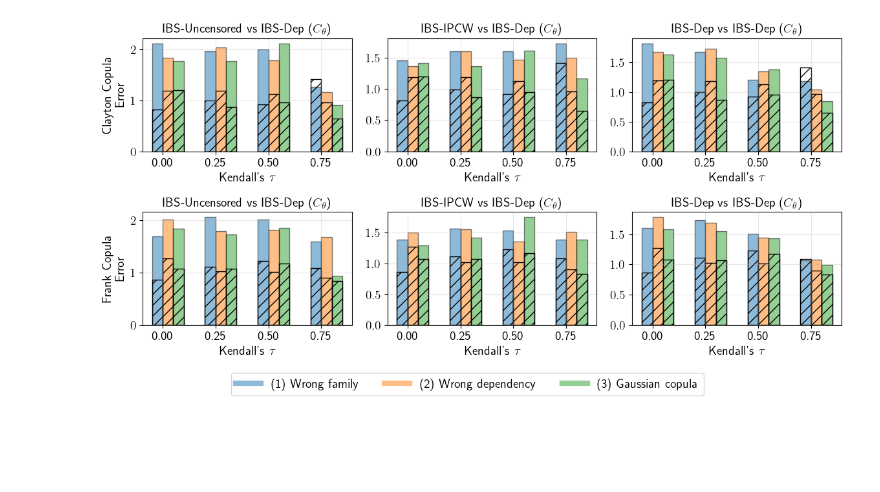
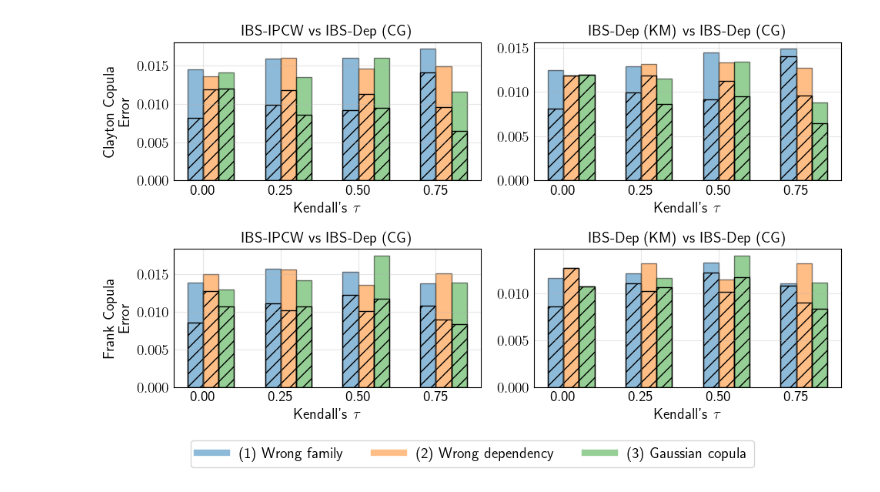
Before and after one commit to thecml/survival-copula, a Jupyter notebook: notebooks/plot_synthetic_wrong_copula.ipynb, the cells around one changed output. Drawn from its saved outputs; the diff is of its cells as text; code cells hidden in the pictures; blank space fills up the shorter version.

```diff
--- a/notebooks/plot_synthetic_wrong_copula.ipynb
+++ b/notebooks/plot_synthetic_wrong_copula.ipynb
@@ -32,9 +32,6 @@ columns = ['ibs_uncens_error', 'ibs_ipcw_error', 'ibs_indep_bg_error',
            'ibs_dep_bg_error', 'ibs_indep_bguw_error', 'ibs_dep_bguw_error']
 df = df[(zscore(df[columns]) < z_threshold).all(axis=1)]
 
-# Multiply all error columns by 100 to express as percentages
-df[columns] = df[columns] * 100
-
 # Keep only selected experiments
 keep_exps = ["family", "dep", "gaussian"]
 df = df[df["experiment"].isin(keep_exps)]
@@ -47,16 +44,15 @@ std_errors = grouped.std().reset_index()
 
 # Define the error columns
 error_columns = [
-    ("ibs_uncens_error", "ibs_dep_bg_error", "IBS-Uncensored", r"IBS-Dep ($C_{\theta}$)"),
-    ("ibs_ipcw_error", "ibs_dep_bg_error", "IBS-IPCW", r"IBS-Dep ($C_{\theta}$)"),
-    ("ibs_indep_bguw_error", "ibs_dep_bg_error", r"IBS-Dep", r"IBS-Dep ($C_{\theta}$)")
+    ("ibs_ipcw_error", "ibs_dep_bg_error", "IBS-IPCW", r"IBS-Dep (CG)"),
+    ("ibs_indep_bg_error", "ibs_dep_bg_error", r"IBS-Dep (KM)", r"IBS-Dep (CG)")
 ]
 
 copula_rows = {"clayton": 0, "frank": 1}
 tau_keep = [0.0, 0.25, 0.5, 0.75]
 
 # --- Plot ---
-fig, axs = plt.subplots(2, 3, figsize=(12, 6), constrained_layout=True)
+fig, axs = plt.subplots(2, 2, figsize=(10, 6), constrained_layout=True)
 
 for col_idx, (indep_metric, dep_metric, indep_name, dep_name) in enumerate(error_columns):
     for copula_name, row_idx in copula_rows.items():
@@ -90,31 +86,33 @@ for col_idx, (indep_metric, dep_metric, indep_name, dep_name) in enumerate(error
 
             ax.bar(x + i*width - width/2, dep_vals,
                 width=width, color=f"C{i}", edgecolor="k",
                 linewidth=1, fill=False, hatch="//", label=dep_name)
 
         ax.set_xticks(x)
         ax.set_xticklabels([f"{t:.2f}" for t in tau_vals_panel])
         ax.set_xlabel("Kendall's $\\tau$")
         if col_idx == 0:
             ax.set_ylabel(f"{copula_name.capitalize()} Copula \n Error")
         ax.set_title(f"{indep_name} vs {dep_name}")
         ax.grid(True, alpha=0.3)
+        axs[row_idx, col_idx].tick_params(axis='y', which='both', length=0)
+        axs[row_idx, col_idx].tick_params(axis='x', which='both', length=0)
 
 # --- Custom legend handles ---
 handles = [
     Line2D([0], [0], color="C0", lw=6, label="(1) Wrong family", alpha=0.5),
     Line2D([0], [0], color="C1", lw=6, label="(2) Wrong dependency", alpha=0.5),
     Line2D([0], [0], color="C2", lw=6, label="(3) Gaussian copula", alpha=0.5),
 ]
 
 fig.legend(handles=handles,
            loc="lower center",
            ncol=3,
            bbox_to_anchor=(0.5, -0.01))
 
 plt.tight_layout(rect=[0, 0.07, 1, 1])
 plt.savefig(f"{cfg.PLOTS_DIR}/synthetic_wrong_copula.pdf",
             format="pdf", bbox_inches="tight")
 plt.show()
 # %% [output]
-[figure, old version]
+[figure, new version]
```
Also changed, not shown: 4 other files.
